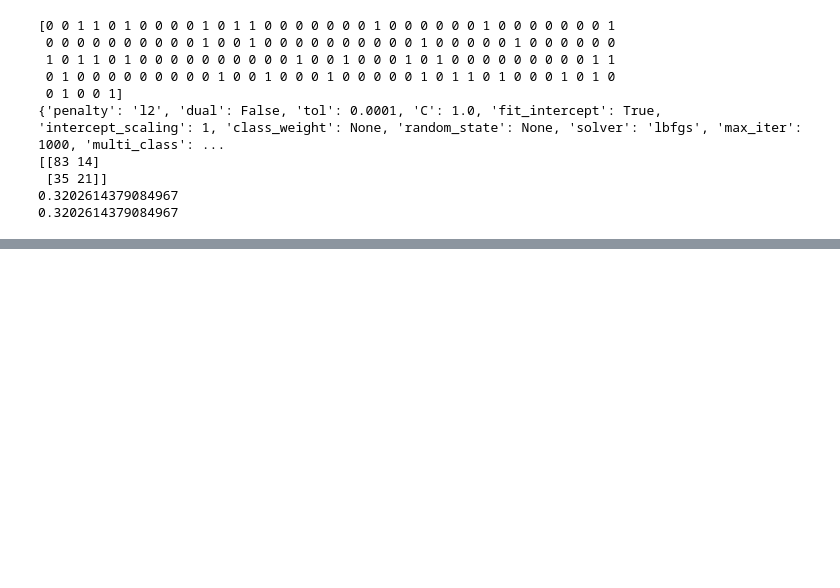
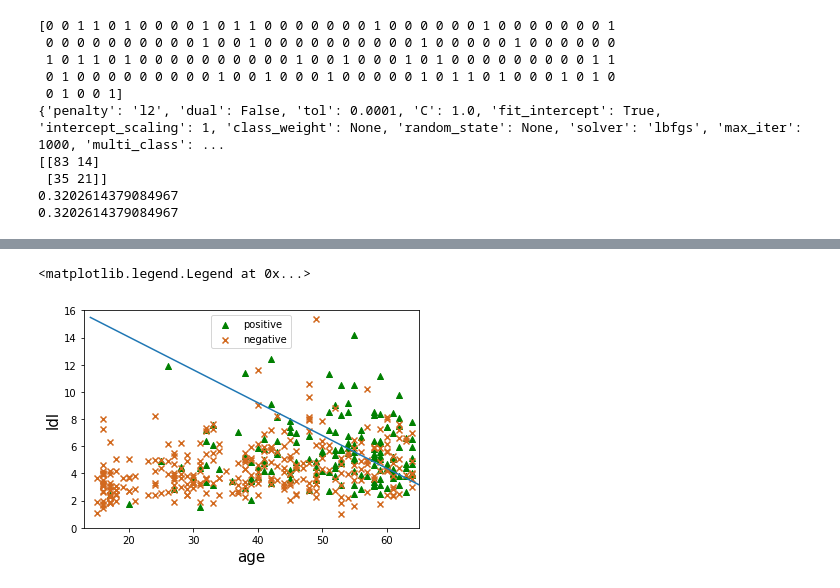
Before and after one commit to evidentiallab/Lunde_Chen_NN_Belief_Reproduction, a Jupyter notebook: LundeSklearn.ipynb, the cells around one changed output, grey strips where cells are left out. Saved outputs shown, nothing was run; the diff lists cells and outputs as text; code cells hidden in the pictures; blank space fills up the shorter version.

```diff
--- a/LundeSklearn.ipynb
+++ b/LundeSklearn.ipynb
@@ -337,0 +384,13 @@ assert(np.round(err_logreg, 5) ==
+# %%
+fig, ax = plt.subplots()
+ax.scatter(heart[heart["chd"]==1]["age"],heart[heart["chd"]==1]["ldl"],marker='^',label='positive', color='green')
+ax.scatter(heart[heart["chd"]==0]["age"],heart[heart["chd"]==0]["ldl"],marker='x',label='negative', color='chocolate')
+plt.xlim([13, 65])
+plt.ylim([0, 16])
+plt.plot(_xa, _ya)
+ax.set_xlabel('age', fontsize=15)
+ax.set_ylabel('ldl', fontsize=15)
+ax.legend()
+# %% [output]
+<matplotlib.legend.Legend at 0x...>
+[figure, added]
```
Also changed, not shown: parts of 14 cells of this notebook.
